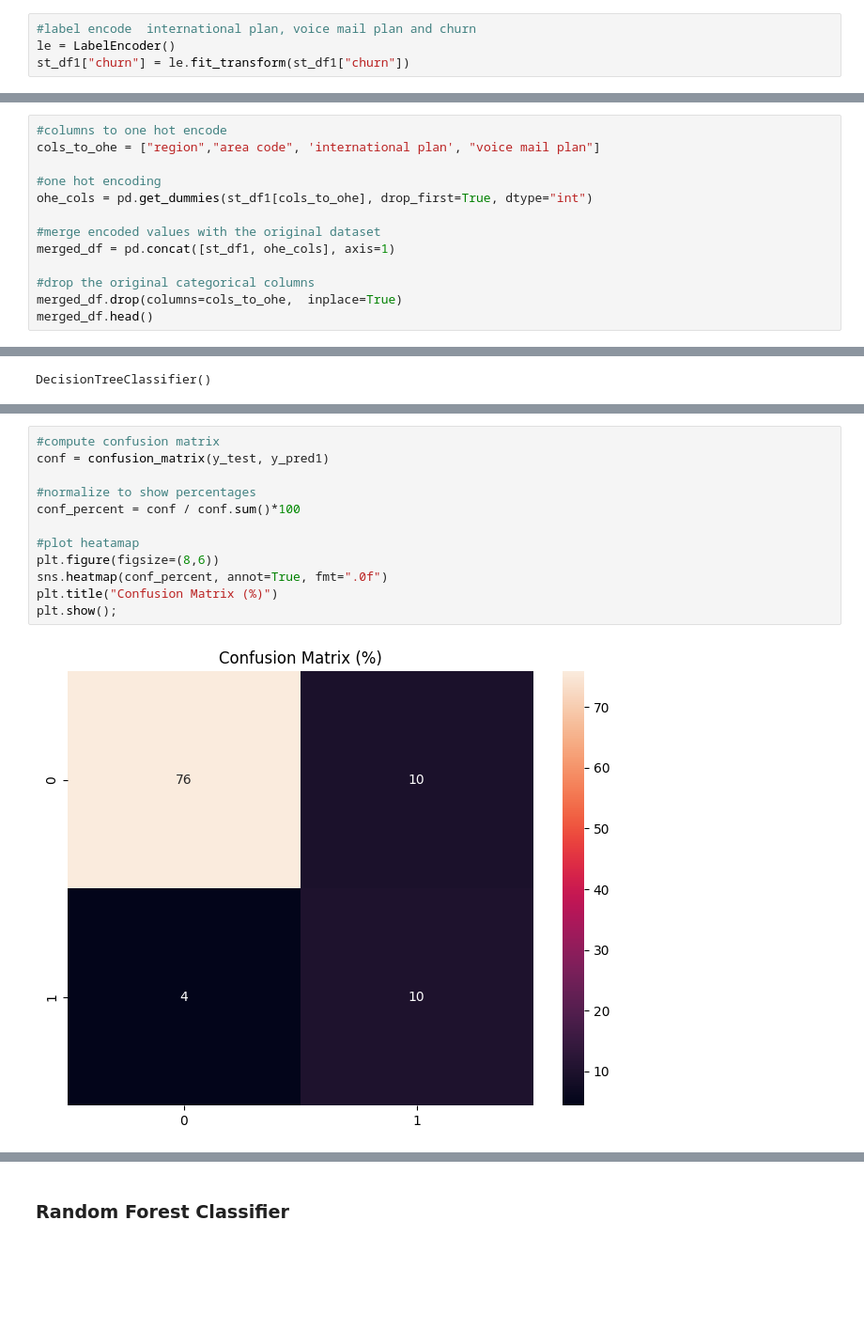
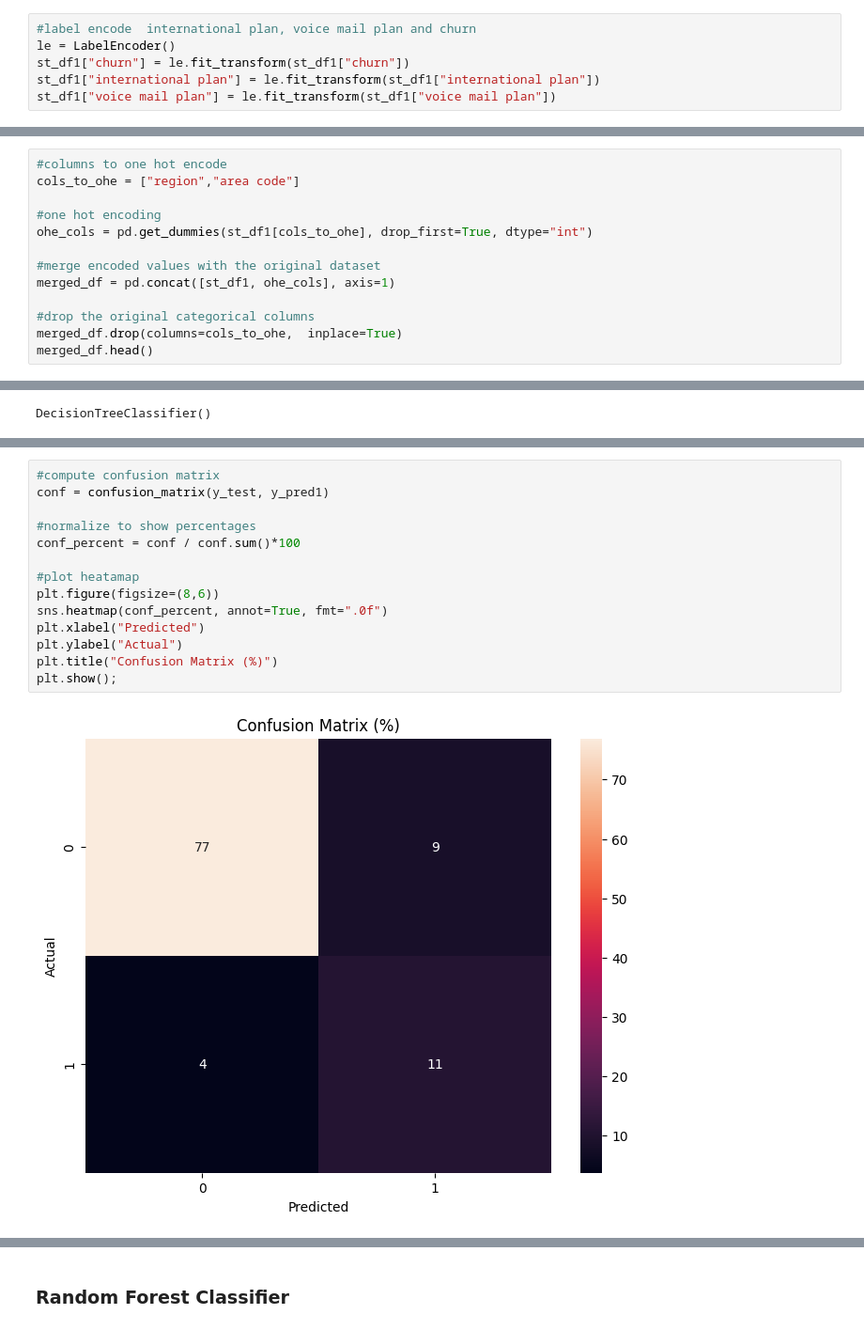
Before and after one commit to JoshuaKiluu/syria-tel-churn-prediction, a Jupyter notebook: index.ipynb, the cells around one changed output, grey strips where cells are left out. Shown at 94% size. Saved outputs shown, nothing was run; the diff lists cells and outputs as text; blank space fills up the shorter version.

```diff
--- a/index.ipynb
+++ b/index.ipynb
@@ -575,4 +580,6 @@ It involves converting binary categorical variables(Yes/No) to numeric (1/0).
 #label encode  international plan, voice mail plan and churn
 le = LabelEncoder()
 st_df1["churn"] = le.fit_transform(st_df1["churn"])
+st_df1["international plan"] = le.fit_transform(st_df1["international plan"])
+st_df1["voice mail plan"] = le.fit_transform(st_df1["voice mail plan"])
 # %% [markdown]
@@ -581,6 +587,6 @@ A technique that transforms categorical variables with more than two categories
 # %%
 #columns to one hot encode
-cols_to_ohe = ["region","area code", 'international plan', "voice mail plan"]
+cols_to_ohe = ["region","area code"]
 
 #one hot encoding
 ohe_cols = pd.get_dummies(st_df1[cols_to_ohe], drop_first=True, dtype="int")
@@ -762,17 +774,19 @@ print(f" The model  score on test data is {accuracy_score(y_test, y_pred1)*100:.
 # %%
 #compute confusion matrix
 conf = confusion_matrix(y_test, y_pred1)
 
 #normalize to show percentages
 conf_percent = conf / conf.sum()*100
 
 #plot heatamap
 plt.figure(figsize=(8,6))
 sns.heatmap(conf_percent, annot=True, fmt=".0f")
+plt.xlabel("Predicted")
+plt.ylabel("Actual")
 plt.title("Confusion Matrix (%)")
 plt.show();
 # %% [output]
-[figure, old version]
+[figure, new version]
 # %%
 print(classification_report(y_test, y_pred1))
 # %% [output]
```
Also changed, not shown: parts of 97 cells of this notebook.
